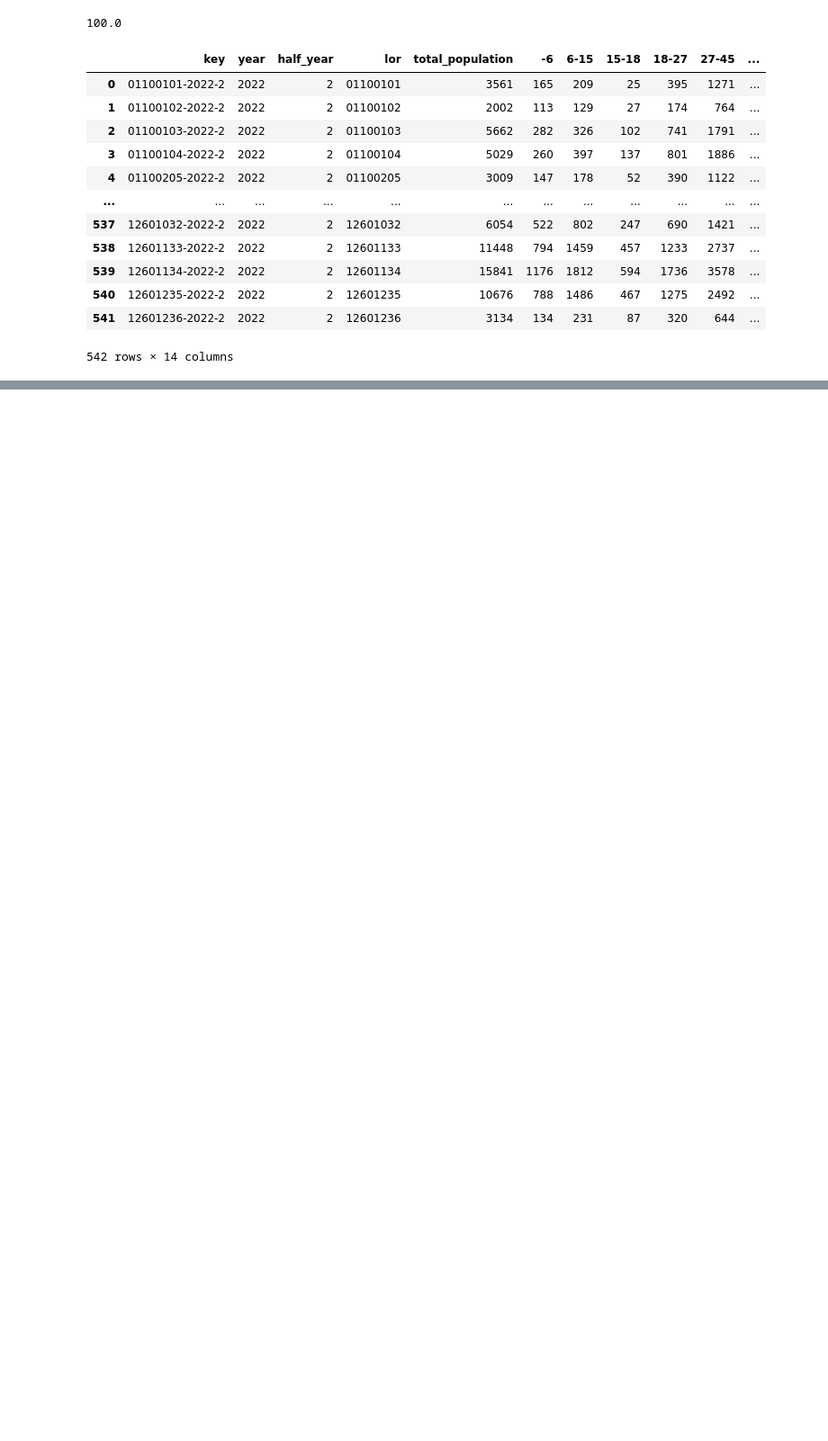
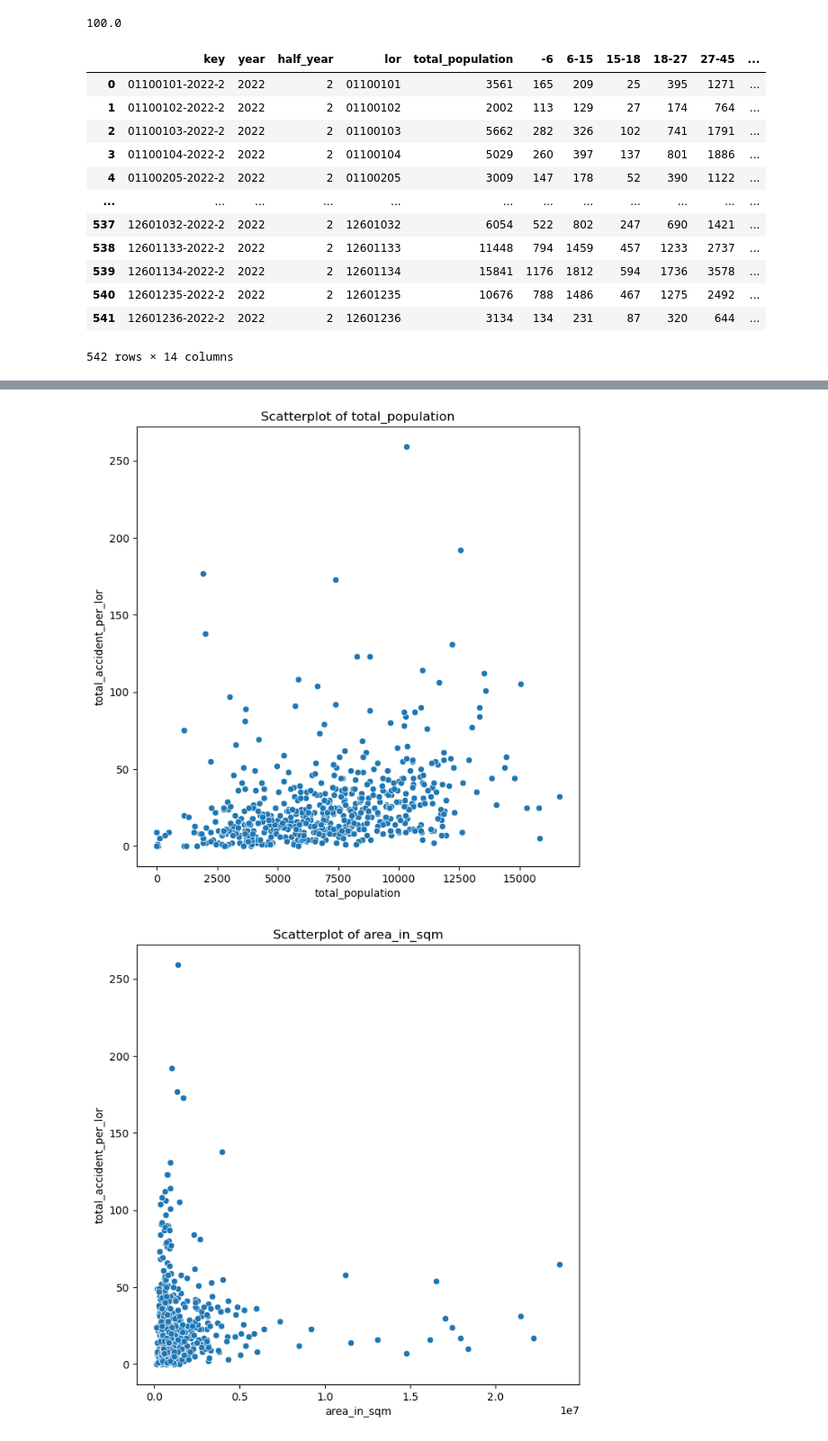
Before and after one commit to domenicsawatzki/IH_project_mid-term, a Jupyter notebook: src/data_wrangling_and_eda.ipynb, the cells around one changed output, grey strips where cells are left out. Shown at 90% size. Drawn from its saved outputs; the diff is of its cells as text; code cells hidden in the pictures; blank space fills up the shorter version.

```diff
--- a/src/data_wrangling_and_eda.ipynb
+++ b/src/data_wrangling_and_eda.ipynb
@@ -267,0 +416,15 @@ KeyError: "Column(s) ['percentage_per_lor'] do not exist"
+# %%
+import matplotlib.pyplot as plt
+
+list = ['total_population', 'area_in_sqm' , 'avg_distance_to_CC_per_lor', 'population_density_per_lor_in_sqkm']
+for col in list:
+        plt.figure(figsize=(7.5,7.5))
+        sns.scatterplot(data=summary_table, x=col, y='total_accident_per_lor')
+
+        plt.title(f"Scatterplot of {col}")
+        plt.ylabel("total_accident_per_lor")
+        plt.xlabel(f"{col}")
+        plt.show()
+# %% [output]
+[figure, added]
+[figure, added]
```
Also changed, not shown: parts of 12 cells of this notebook, 11 other files.
